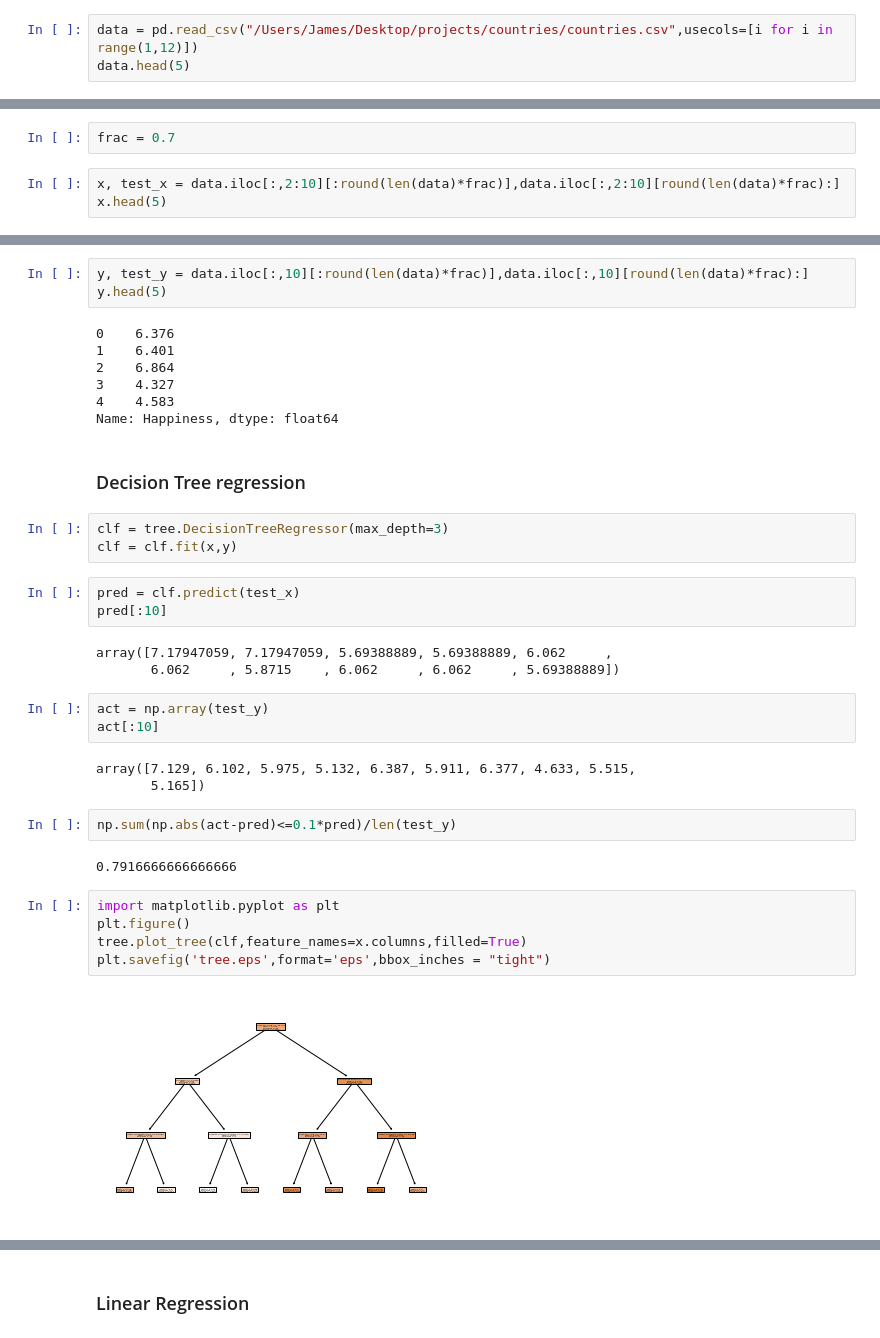
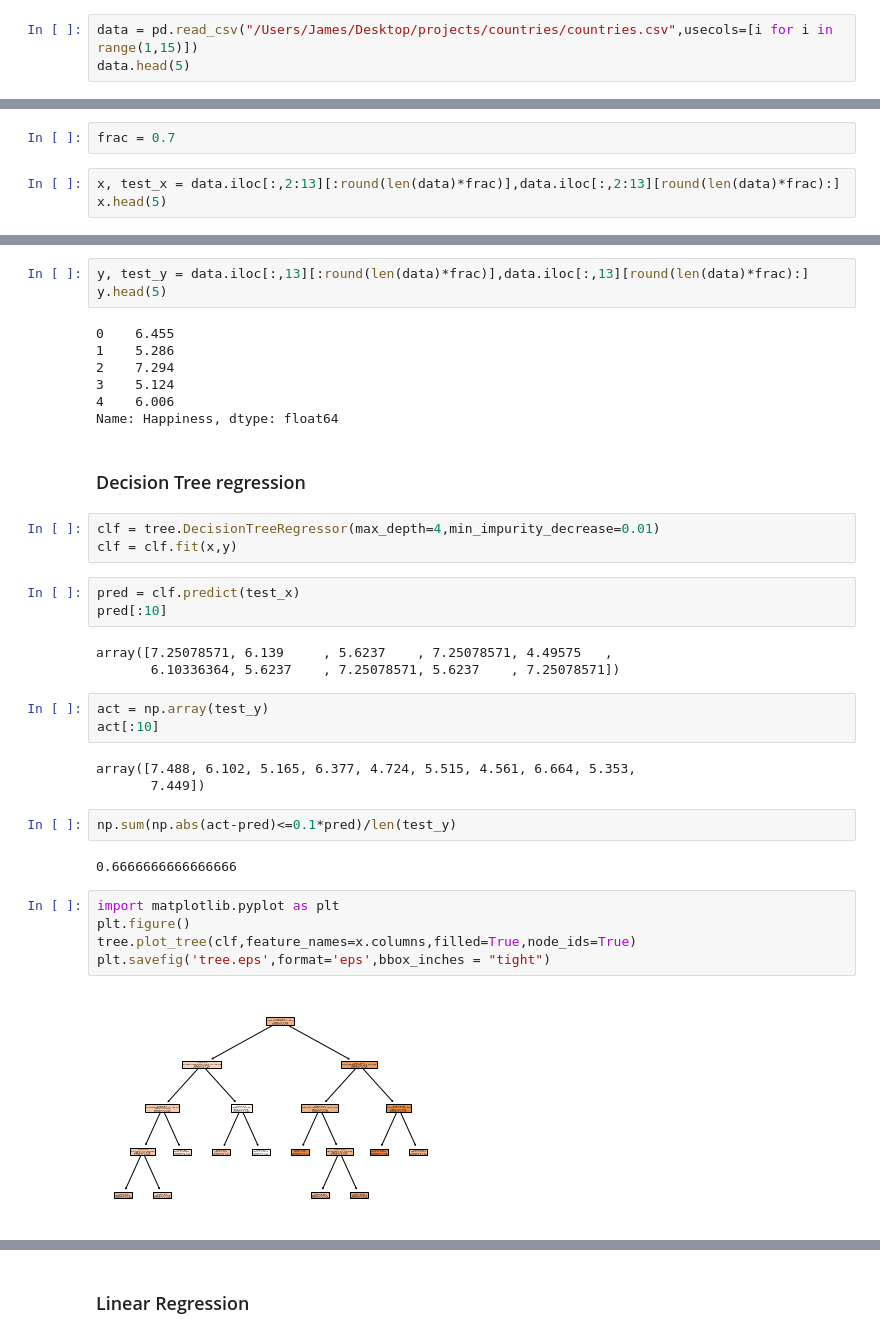
Before and after one commit to jkl1213/Decision-Tree-Implementation, a Jupyter notebook: Decision_Tree_Regression.ipynb, the cells around one changed output, grey strips where cells are left out. Saved outputs shown, nothing was run; the diff lists cells and outputs as text.

```diff
--- a/Decision_Tree_Regression.ipynb
+++ b/Decision_Tree_Regression.ipynb
@@ -7,7 +7,7 @@ from sklearn.tree import DecisionTreeRegressor
 from sklearn.ensemble import RandomForestRegressor
 from sklearn import svm
 # %%
-data = pd.read_csv("/Users/James/Desktop/projects/countries/countries.csv",usecols=[i for i in range(1,12)])
+data = pd.read_csv("/Users/James/Desktop/projects/countries/countries.csv",usecols=[i for i in range(1,15)])
 data.head(5)
 # %% [output]
 |  | Country | Quality of Life | Purchasing Power | Safety | Healthcare | Cost of Living | Property Price to Income | ... |
@@ -44,7 +47,7 @@ dtype: object
 # %%
 frac = 0.7
 # %%
-x, test_x = data.iloc[:,2:10][:round(len(data)*frac)],data.iloc[:,2:10][round(len(data)*frac):]
+x, test_x = data.iloc[:,2:13][:round(len(data)*frac)],data.iloc[:,2:13][round(len(data)*frac):]
 x.head(5)
 # %% [output]
 |  | Purchasing Power | Safety | Healthcare | Cost of Living | Property Price to Income | Traffic Commute Time | ... |
@@ -56,41 +59,41 @@ x.head(5)
 # %%
-y, test_y = data.iloc[:,10][:round(len(data)*frac)],data.iloc[:,10][round(len(data)*frac):]
+y, test_y = data.iloc[:,13][:round(len(data)*frac)],data.iloc[:,13][round(len(data)*frac):]
 y.head(5)
 # %% [output]
-0    6.376
-1    6.401
-2    6.864
-3    4.327
-4    4.583
+0    6.455
+1    5.286
+2    7.294
+3    5.124
+4    6.006
 Name: Happiness, dtype: float64
 # %% [markdown]
 ### Decision Tree regression
 # %%
-clf = tree.DecisionTreeRegressor(max_depth=3)
+clf = tree.DecisionTreeRegressor(max_depth=4,min_impurity_decrease=0.01)
 clf = clf.fit(x,y)
 # %%
 pred = clf.predict(test_x)
 pred[:10]
 # %% [output]
-array([7.17947059, 7.17947059, 5.69388889, 5.69388889, 6.062     ,
-       6.062     , 5.8715    , 6.062     , 6.062     , 5.69388889])
+array([7.25078571, 6.139     , 5.6237    , 7.25078571, 4.49575   ,
+       6.10336364, 5.6237    , 7.25078571, 5.6237    , 7.25078571])
 # %%
 act = np.array(test_y)
 act[:10]
 # %% [output]
-array([7.129, 6.102, 5.975, 5.132, 6.387, 5.911, 6.377, 4.633, 5.515,
-       5.165])
+array([7.488, 6.102, 5.165, 6.377, 4.724, 5.515, 4.561, 6.664, 5.353,
+       7.449])
 # %%
 np.sum(np.abs(act-pred)<=0.1*pred)/len(test_y)
 # %% [output]
-0.7916666666666666
+0.6666666666666666
 # %%
 import matplotlib.pyplot as plt
 plt.figure()
-tree.plot_tree(clf,feature_names=x.columns,filled=True)
+tree.plot_tree(clf,feature_names=x.columns,filled=True,node_ids=True)
 plt.savefig('tree.eps',format='eps',bbox_inches = "tight")
 # %% [output]
-[figure, old version]
+[figure, new version]
 # %%
 x.columns.tolist()
 # %% [output]
```
Also changed, not shown: parts of 13 cells of this notebook, 3 other files.
